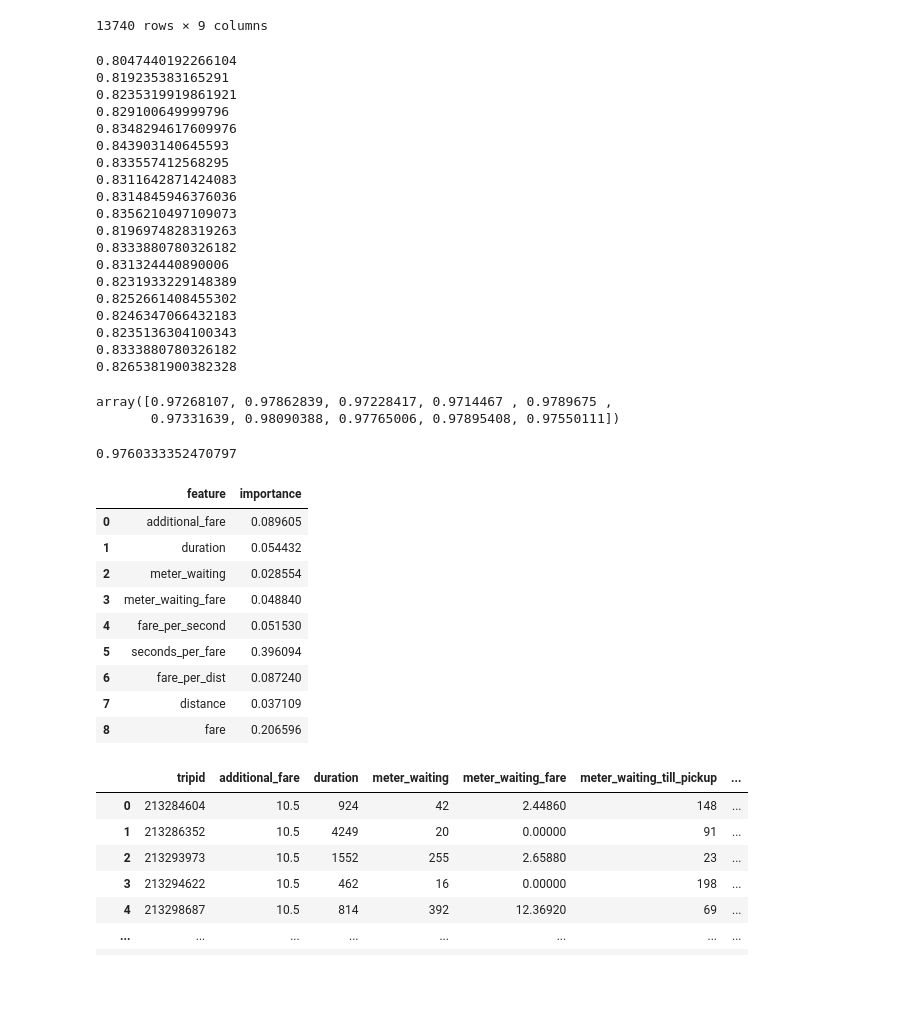
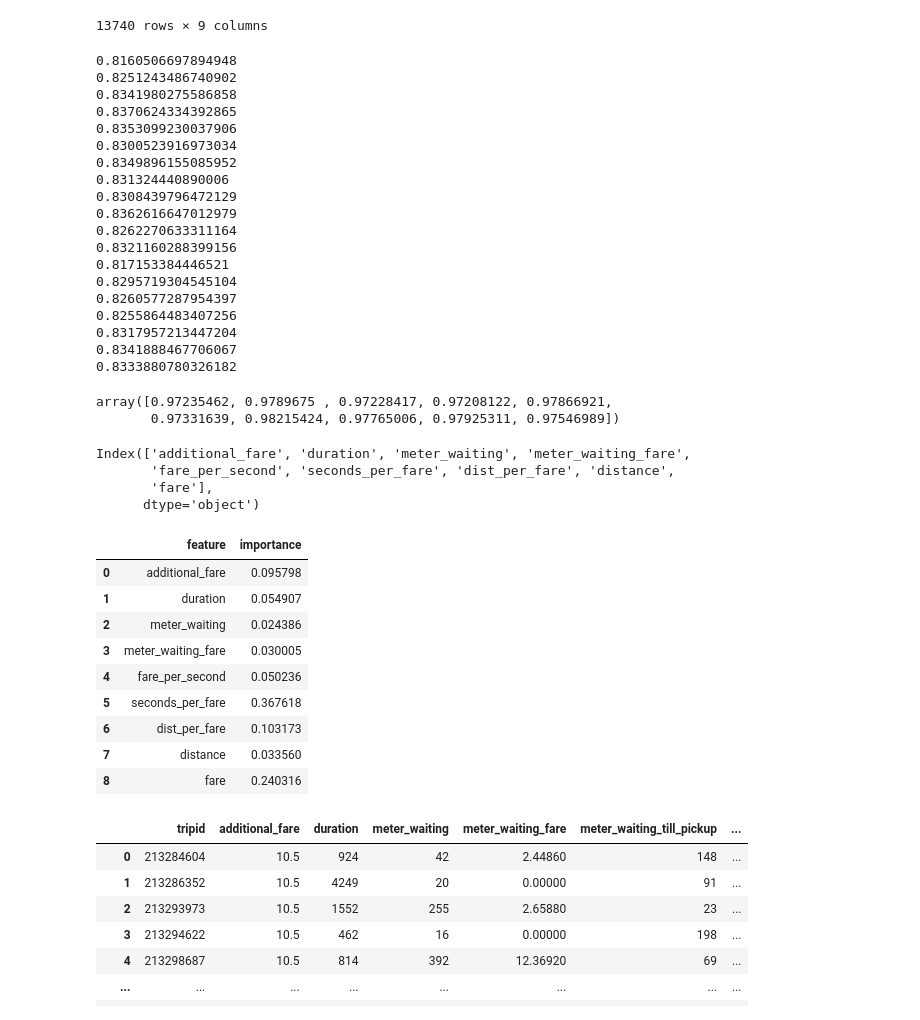
Before and after one commit to Dhananjana97/ML-Ride-Fair, a Jupyter notebook: sec_per_fare_XGBOOST.ipynb, the cells around one changed output. Saved outputs shown, nothing was run; the diff lists cells and outputs as text; code cells hidden in the pictures; blank space fills up the shorter version.

```diff
--- a/sec_per_fare_XGBOOST.ipynb
+++ b/sec_per_fare_XGBOOST.ipynb
@@ -121,8 +125,13 @@ def get_fare_per_dist(df):
   df.insert(df.columns.get_loc('distance'), 'fare_per_dist', (df['fare']-(df['meter_waiting_fare']+df['additional_fare']))/df['distance'])
   return df
 # df.insert(df.columns.get_loc('distance'), 'dist_per_fare', (df['distance'])/df['fare'])
+# %%
+def get_dist_per_fare(df):
+  df.insert(df.columns.get_loc('distance'), 'dist_per_fare', (df['distance'])/df['fare'])
+  return df
 # %%
-train_df=get_fare_per_dist(train_df)
+# train_df=get_fare_per_dist(train_df)
+train_df=get_dist_per_fare(train_df)
 train_df
 # %% [output]
 |  | tripid | additional_fare | duration | meter_waiting | meter_waiting_fare | meter_waiting_till_pickup | ... |
@@ -288,25 +297,25 @@ for i in range(1,20):
   print(roc_auc_score(y_test, pred))
   # 0.8367421259440911---9
 # %% [output]
-0.8047440192266104
-0.819235383165291
-0.8235319919861921
-0.829100649999796
-0.8348294617609976
-0.843903140645593
-0.833557412568295
-0.8311642871424083
-0.8314845946376036
-0.8356210497109073
-0.8196974828319263
+0.8160506697894948
+0.8251243486740902
+0.8341980275586858
+0.8370624334392865
+0.8353099230037906
+0.8300523916973034
+0.8349896155085952
+0.831324440890006
+0.8308439796472129
+0.8362616647012979
+0.8262270633311164
+0.8321160288399156
+0.817153384446521
+0.8295719304545104
+0.8260577287954397
+0.8255864483407256
+0.8317957213447204
+0.8341888467706067
 0.8333880780326182
-0.831324440890006
-0.8231933229148389
-0.8252661408455302
-0.8246347066432183
-0.8235136304100343
-0.8333880780326182
-0.8265381900382328
 # %%
 model = XGBClassifier()
 from sklearn.model_selection import cross_val_score
@@ -315,31 +324,34 @@ kfold = StratifiedKFold(n_splits=10, random_state=42, shuffle=True)
 cv_results = cross_val_score(model, features_df, labels_df, cv=kfold, scoring='f1')
 cv_results
 # %% [output]
-array([0.97268107, 0.97862839, 0.97228417, 0.9714467 , 0.9789675 ,
-       0.97331639, 0.98090388, 0.97765006, 0.97895408, 0.97550111])
+array([0.97235462, 0.9789675 , 0.97228417, 0.97208122, 0.97866921,
+       0.97331639, 0.98215424, 0.97765006, 0.97925311, 0.97546989])
 # %%
 cv_results.mean()
-# X.columns
+features_df.columns
 # %% [output]
-0.9760333352470797
+Index(['additional_fare', 'duration', 'meter_waiting', 'meter_waiting_fare',
+       'fare_per_second', 'seconds_per_fare', 'dist_per_fare', 'distance',
+       'fare'],
+      dtype='object')
 # %%
 model = XGBClassifier(learning_rate=0.2)
 model.fit(X_train, y_train)
 imp=pd.DataFrame()
-imp['feature']=X.columns
+imp['feature']=features_df.columns
 imp['importance']=model.feature_importances_
 imp
 # %% [output]
 |  | feature | importance |
-| 0 | additional_fare | 0.089605 |
-| 1 | duration | 0.054432 |
-| 2 | meter_waiting | 0.028554 |
-| 3 | meter_waiting_fare | 0.048840 |
-| 4 | fare_per_second | 0.051530 |
-| 5 | seconds_per_fare | 0.396094 |
-| 6 | fare_per_dist | 0.087240 |
-| 7 | distance | 0.037109 |
-| 8 | fare | 0.206596 |
+| 0 | additional_fare | 0.095798 |
+| 1 | duration | 0.054907 |
+| 2 | meter_waiting | 0.024386 |
+| 3 | meter_waiting_fare | 0.030005 |
+| 4 | fare_per_second | 0.050236 |
+| 5 | seconds_per_fare | 0.367618 |
+| 6 | dist_per_fare | 0.103173 |
+| 7 | distance | 0.033560 |
+| 8 | fare | 0.240316 |
 # %%
 # from sklearn.metrics import jaccard_similarity_score
 # from sklearn.metrics import f1_score
```
Also changed, not shown: parts of 9 cells of this notebook.
